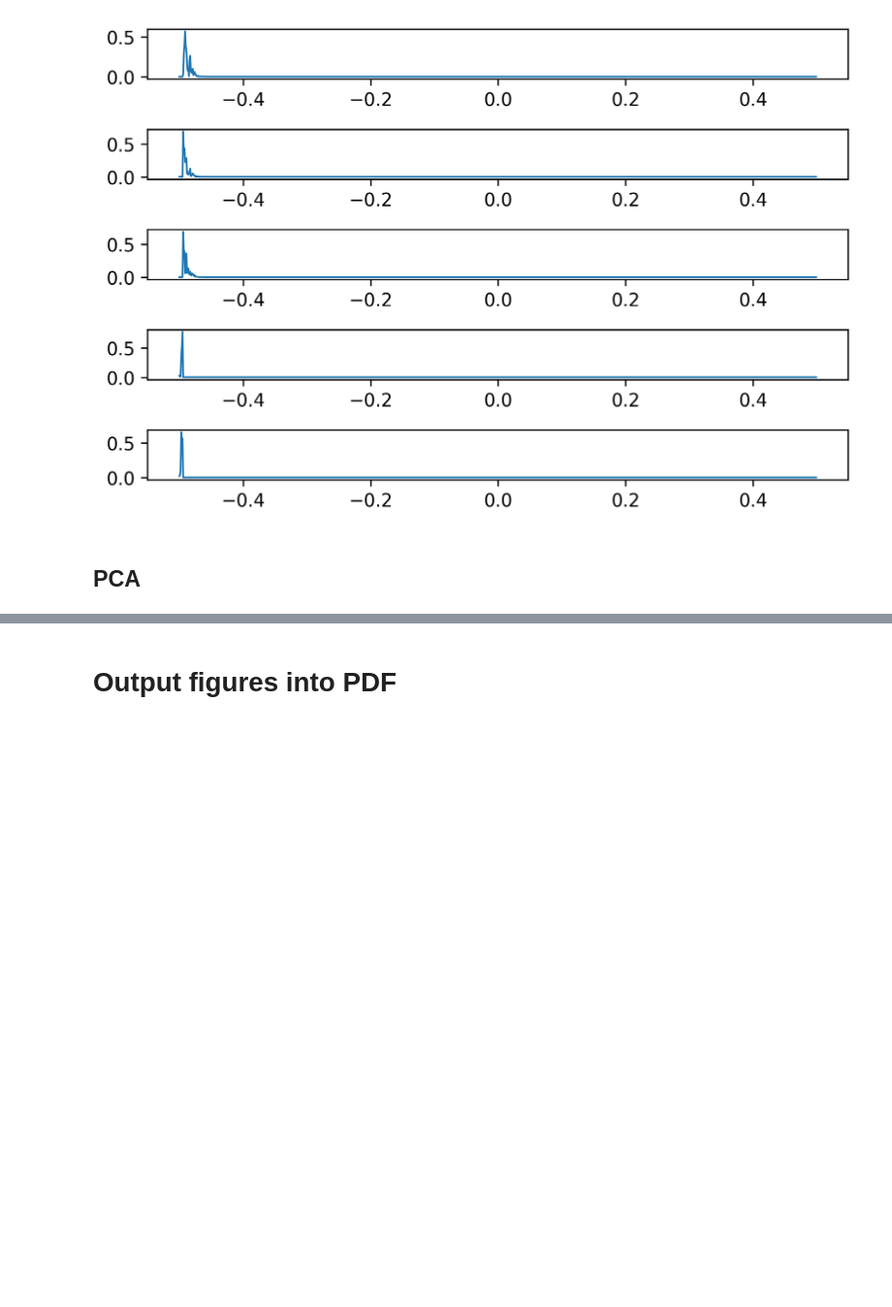
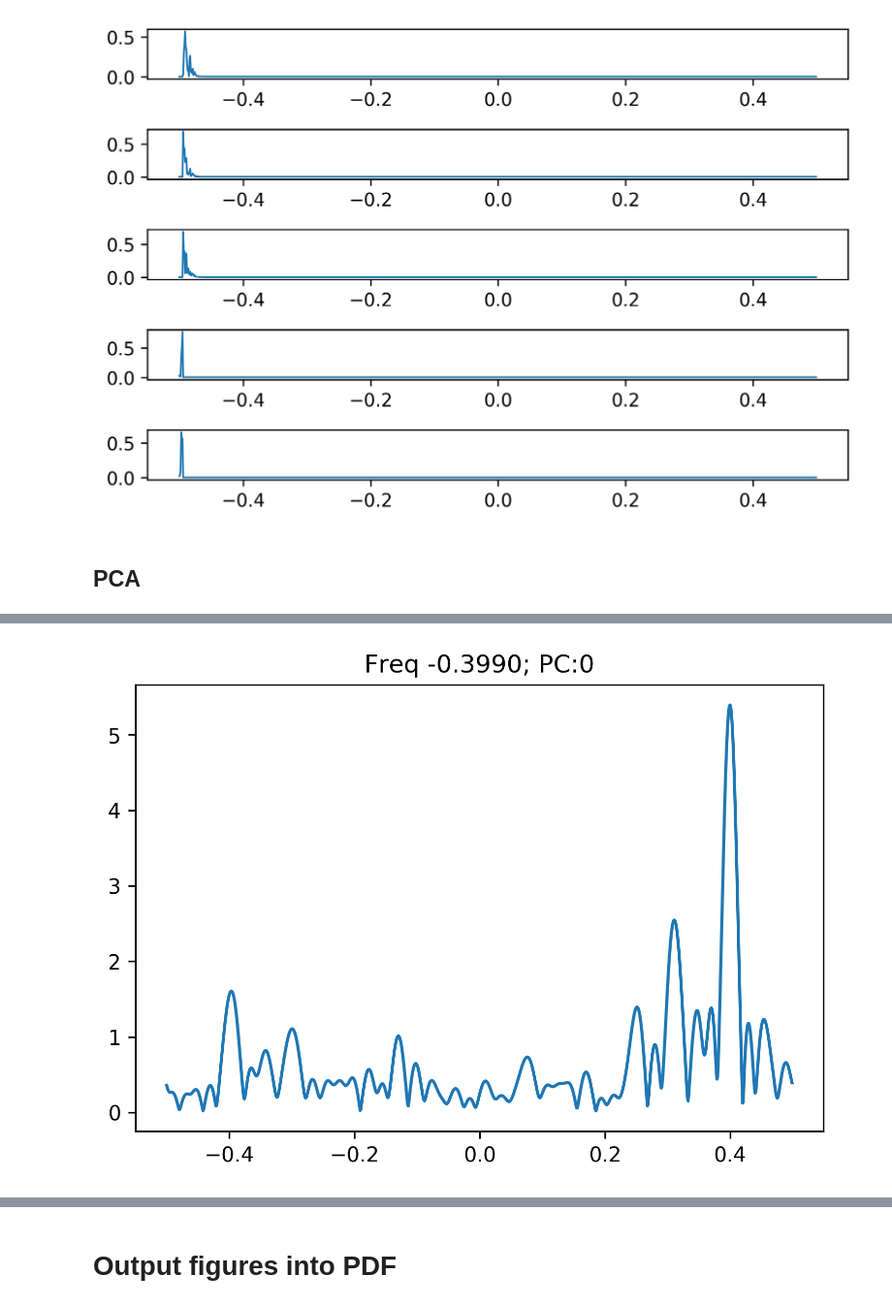
Before and after one commit to bofei5675/DeepFreq, a Jupyter notebook: filter.ipynb, the cells around one changed output, grey strips where cells are left out. Shown at 97% size. Saved outputs shown, nothing was run; the diff lists cells and outputs as text; code cells hidden in the pictures; blank space fills up the shorter version.

```diff
--- a/filter.ipynb
+++ b/filter.ipynb
@@ -669 +683,7 @@ pca_plots(xgrid, target_freq, num_samples, signal_dim, idx_comp=0, fixed_freq_id
+# %%
+arbitary_row=101
+fig, ax, s, u = pca_plots(xgrid, num_samples,
+          signal_dim, idx_comp=0, fixed_freq_idx=0, arbitary_row=arbitary_row)
+# %% [output]
+[figure, added]
 # %%
```
Also changed, not shown: parts of 20 cells of this notebook, 1 other file.
